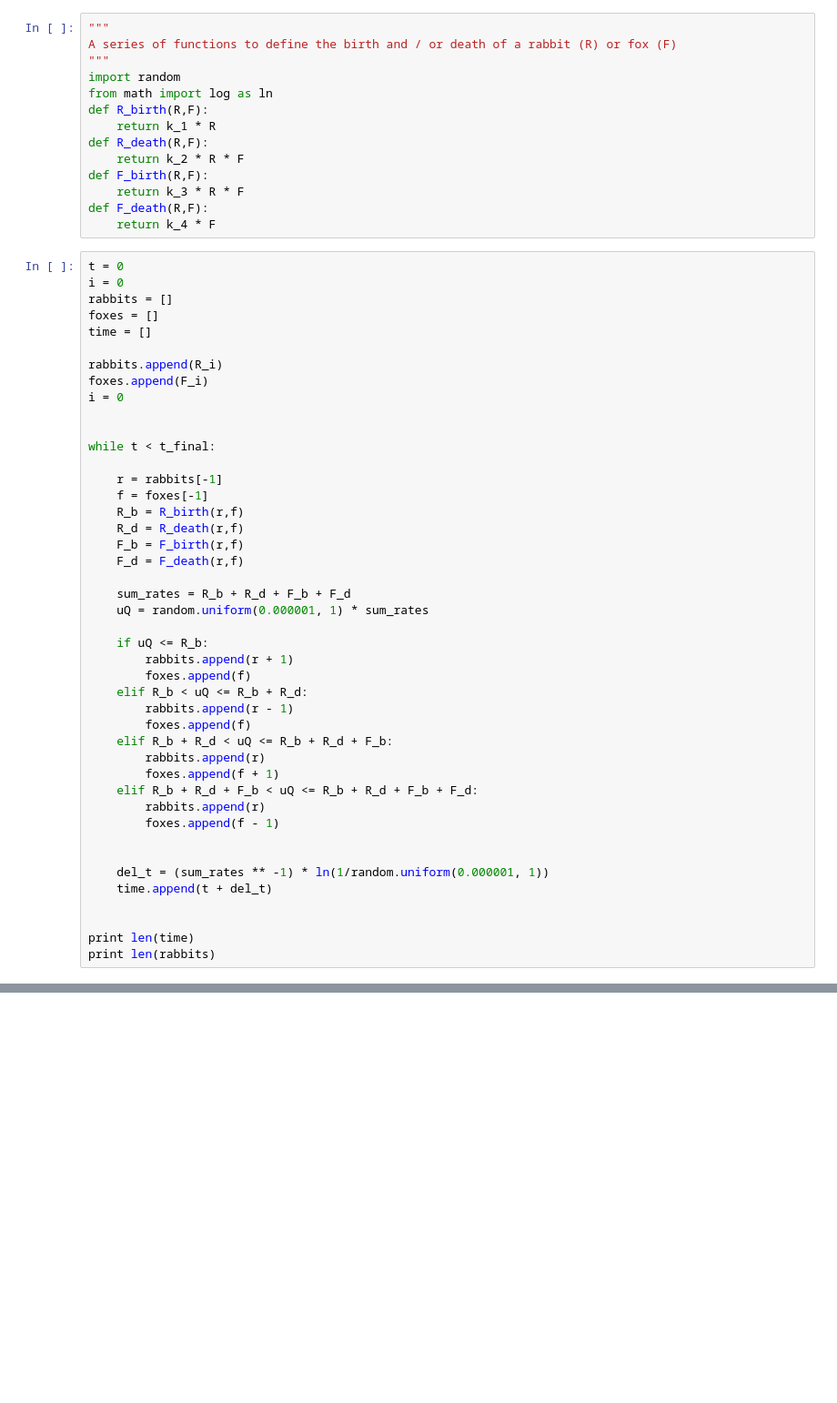
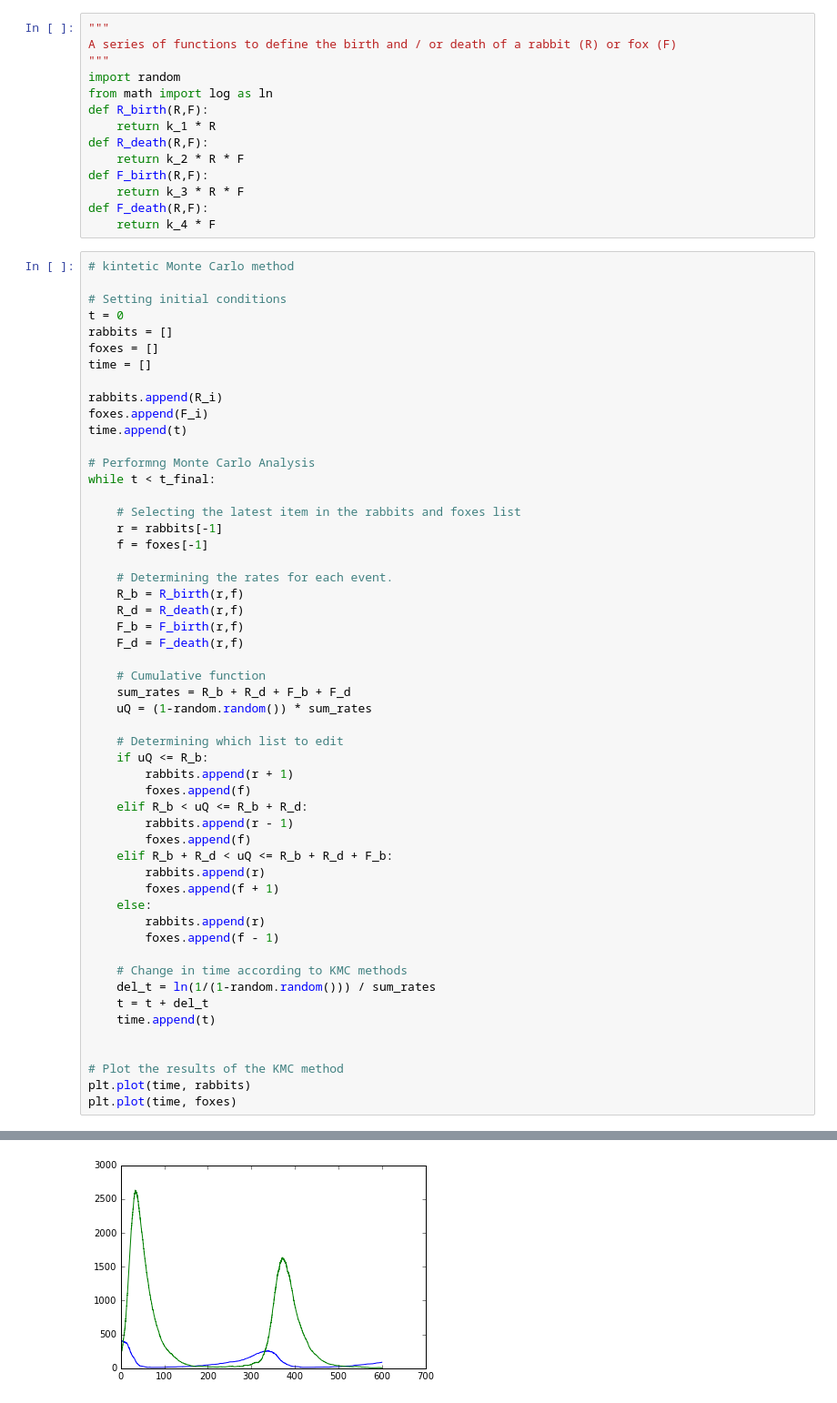
Before and after one commit to cainja/rabbits-and-foxes-nateharms, a Jupyter notebook: rabbits-and-foxes-py2.ipynb, the cells around one changed output, grey strips where cells are left out. Shown: that part at 91% size. Drawn from its saved outputs; the diff is of its cells as text; blank space fills up the shorter version.

```diff
--- a/rabbits-and-foxes-py2.ipynb
+++ b/rabbits-and-foxes-py2.ipynb
@@ -86,29 +104,36 @@ def F_birth(R,F):
 def F_death(R,F):
     return k_4 * F
 # %%
+# kintetic Monte Carlo method
+
+# Setting initial conditions
 t = 0
-i = 0
 rabbits = []
 foxes = []
 time = []
 
 rabbits.append(R_i)
 foxes.append(F_i)
-i = 0
+time.append(t)
 
-
+# Performng Monte Carlo Analysis
 while t < t_final:
 
+    # Selecting the latest item in the rabbits and foxes list
     r = rabbits[-1]
     f = foxes[-1]
+
+    # Determining the rates for each event.
     R_b = R_birth(r,f)
     R_d = R_death(r,f)
     F_b = F_birth(r,f)
     F_d = F_death(r,f)
 
+    # Cumulative function
     sum_rates = R_b + R_d + F_b + F_d
-    uQ = random.uniform(0.000001, 1) * sum_rates
+    uQ = (1-random.random()) * sum_rates
 
+    # Determining which list to edit
     if uQ <= R_b:
         rabbits.append(r + 1)
         foxes.append(f)
@@ -118,15 +143,17 @@ while t < t_final:
     elif R_b + R_d < uQ <= R_b + R_d + F_b:
         rabbits.append(r)
         foxes.append(f + 1)
-    elif R_b + R_d + F_b < uQ <= R_b + R_d + F_b + F_d:
+    else:
         rabbits.append(r)
         foxes.append(f - 1)
 
-
-    del_t = (sum_rates ** -1) * ln(1/random.uniform(0.000001, 1))
-    time.append(t + del_t)
+    # Change in time according to KMC methods
+    del_t = ln(1/(1-random.random())) / sum_rates
+    t = t + del_t
+    time.append(t)
 
 
-print len(time)
-print len(rabbits)
+# Plot the results of the KMC method
+plt.plot(time, rabbits)
+plt.plot(time, foxes)
 # %% [output]
@@ -133,0 +161 @@ KeyboardInterrupt:
+[figure, added]
```
Also changed, not shown: parts of 8 cells of this notebook.
